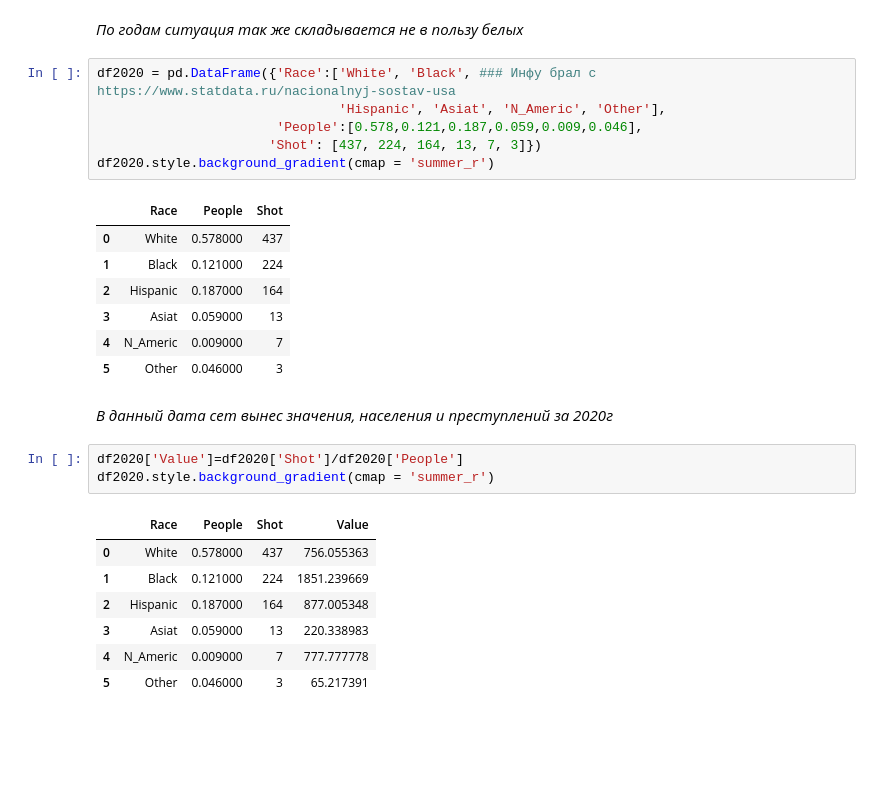
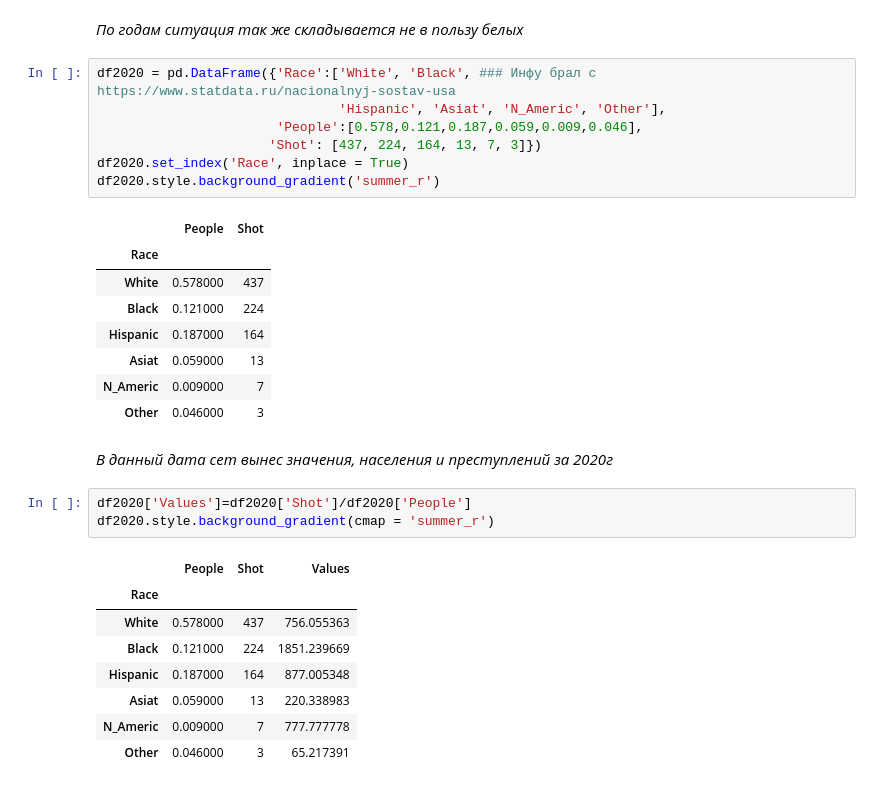
Before and after one commit to Zikarakus/home_works, a Jupyter notebook: Home_Work_PS.ipynb, the cells around one changed output. Drawn from its saved outputs; the diff is of its cells as text; blank space fills up the shorter version.

```diff
--- a/Home_Work_PS.ipynb
+++ b/Home_Work_PS.ipynb
@@ -381,25 +373,28 @@ df2020 = pd.DataFrame({'Race':['White', 'Black', ### Инфу брал с https:
                                'Hispanic', 'Asiat', 'N_Americ', 'Other'],
                        'People':[0.578,0.121,0.187,0.059,0.009,0.046],
                       'Shot': [437, 224, 164, 13, 7, 3]})
-df2020.style.background_gradient(cmap = 'summer_r')
+df2020.set_index('Race', inplace = True)
+df2020.style.background_gradient('summer_r')
 # %% [output]
-|  | Race | People | Shot |
-| 0 | White | 0.578000 | 437 |
-| 1 | Black | 0.121000 | 224 |
-| 2 | Hispanic | 0.187000 | 164 |
-| 3 | Asiat | 0.059000 | 13 |
-| 4 | N_Americ | 0.009000 | 7 |
-| 5 | Other | 0.046000 | 3 |
+|  | People | Shot |
+| Race |  |  |
+| White | 0.578000 | 437 |
+| Black | 0.121000 | 224 |
+| Hispanic | 0.187000 | 164 |
+| Asiat | 0.059000 | 13 |
+| N_Americ | 0.009000 | 7 |
+| Other | 0.046000 | 3 |
 # %% [markdown]
 _В данный дата сет вынес значения, населения и преступлений за 2020г_
 # %%
-df2020['Value']=df2020['Shot']/df2020['People']
+df2020['Values']=df2020['Shot']/df2020['People']
 df2020.style.background_gradient(cmap = 'summer_r')
 # %% [output]
-|  | Race | People | Shot | Value |
-| 0 | White | 0.578000 | 437 | 756.055363 |
-| 1 | Black | 0.121000 | 224 | 1851.239669 |
-| 2 | Hispanic | 0.187000 | 164 | 877.005348 |
-| 3 | Asiat | 0.059000 | 13 | 220.338983 |
-| 4 | N_Americ | 0.009000 | 7 | 777.777778 |
-| 5 | Other | 0.046000 | 3 | 65.217391 |
+|  | People | Shot | Values |
+| Race |  |  |  |
+| White | 0.578000 | 437 | 756.055363 |
+| Black | 0.121000 | 224 | 1851.239669 |
+| Hispanic | 0.187000 | 164 | 877.005348 |
+| Asiat | 0.059000 | 13 | 220.338983 |
+| N_Americ | 0.009000 | 7 | 777.777778 |
+| Other | 0.046000 | 3 | 65.217391 |
```
Also changed, not shown: parts of 13 cells of this notebook.
